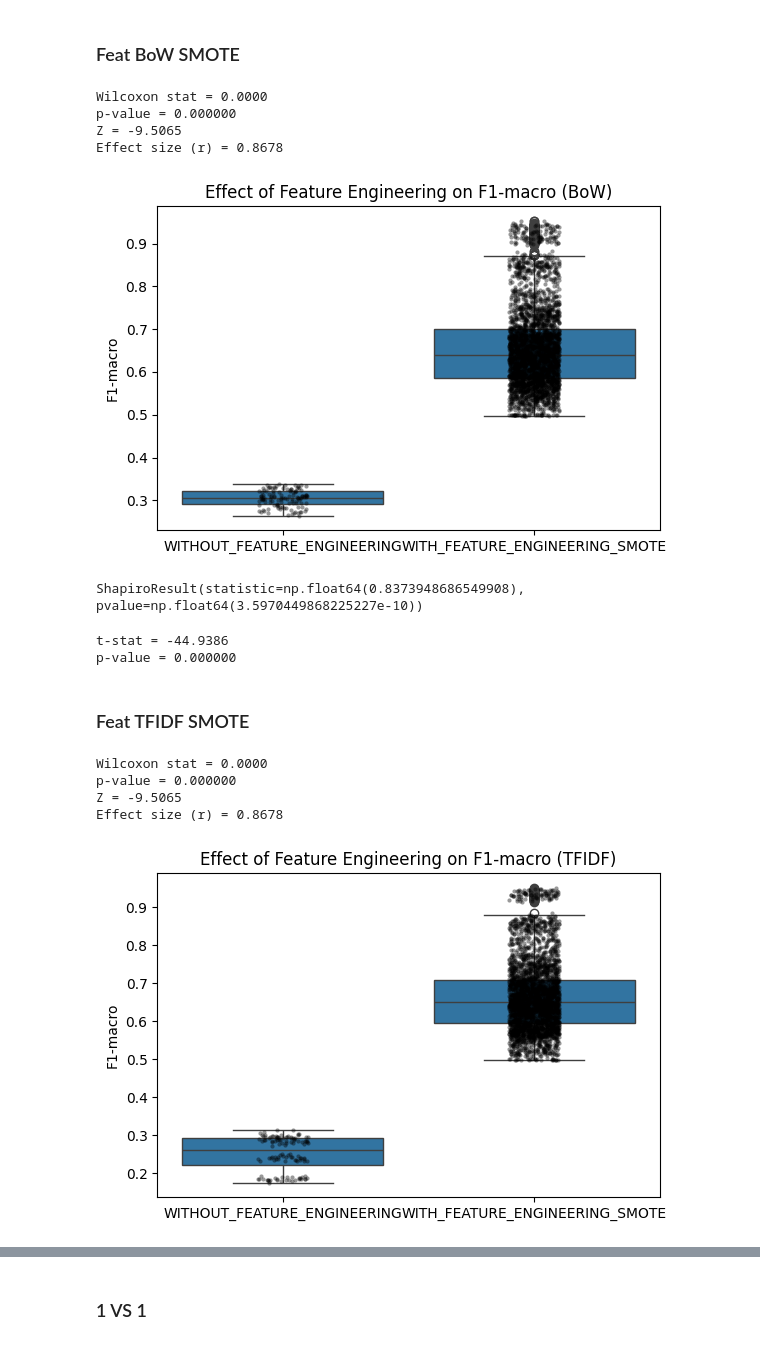
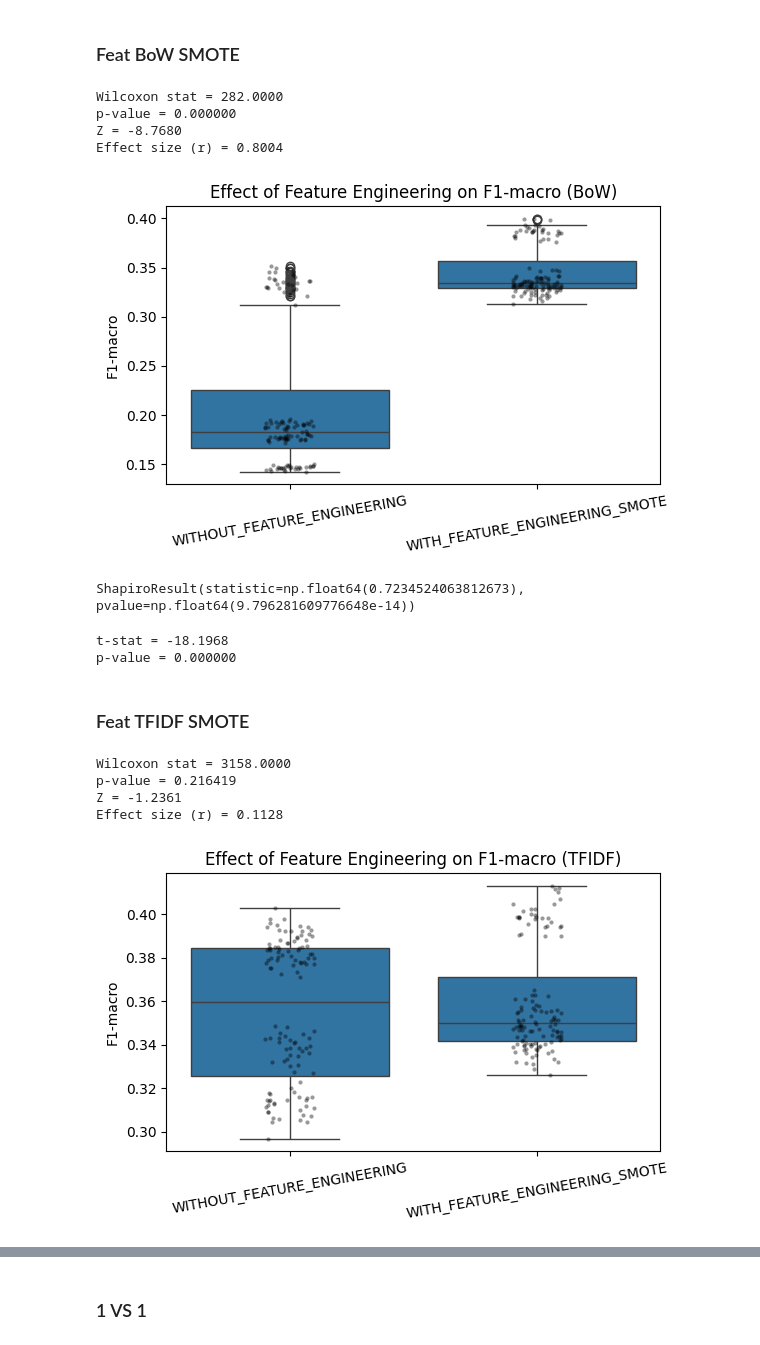
Before and after one commit to LuanBarbs/tcc-emotion-detection-nlp, a Jupyter notebook: src/feat/feat_significance.ipynb, the cells around one changed output, grey strips where cells are left out. Drawn from its saved outputs; the diff is of its cells as text; code cells hidden in the pictures.

Commit message:
códigos finais para GoEmotions e BERT

```diff
--- a/src/feat/feat_significance.ipynb
+++ b/src/feat/feat_significance.ipynb
@@ -581,7 +581,7 @@ pd.DataFrame(results)
 ### Feat BoW SMOTE
 # %%
 paths = {
-    "WITHOUT_FEATURE_ENGINEERING": "../../data/out/baseline/baseline_05_GoEmotions_BoW_PT.csv",
+    "WITHOUT_FEATURE_ENGINEERING": "../../data/out/balanced/balanced_05_GoEmotions_BoW_SMOTE.csv",
     "WITH_FEATURE_ENGINEERING_SMOTE": "../../data/out/feat/feat_05_GoEmotions_BoW_SMOTE.csv"
 }
 
@@ -626,10 +626,10 @@ print(f"p-value = {p:.6f}")
 print(f"Z = {z:.4f}")
 print(f"Effect size (r) = {r:.4f}")
 # %% [output]
-Wilcoxon stat = 0.0000
+Wilcoxon stat = 282.0000
 p-value = 0.000000
-Z = -9.5065
-Effect size (r) = 0.8678
+Z = -8.7680
+Effect size (r) = 0.8004
 # %%
 plt.figure(figsize=(6, 4))
 
@@ -650,28 +650,29 @@ sns.stripplot(
 
 plt.title("Effect of Feature Engineering on F1-macro (BoW)")
 plt.xlabel("")
+plt.xticks(rotation=10)
 plt.ylabel("F1-macro")
 plt.tight_layout()
 plt.show()
 # %% [output]
-[figure, old version]
+[figure, new version]
 # %%
 shapiro(scores_with - scores_without)
 # %% [output]
-ShapiroResult(statistic=np.float64(0.8373948686549908), pvalue=np.float64(3.5970449868225227e-10))
+ShapiroResult(statistic=np.float64(0.7234524063812673), pvalue=np.float64(9.796281609776648e-14))
 # %%
 t_stat, p_t = ttest_rel(scores_without, scores_with)
 
 print(f"t-stat = {t_stat:.4f}")
 print(f"p-value = {p_t:.6f}")
 # %% [output]
-t-stat = -44.9386
+t-stat = -18.1968
 p-value = 0.000000
 # %% [markdown]
 ### Feat TFIDF SMOTE
 # %%
 paths = {
-    "WITHOUT_FEATURE_ENGINEERING": "../../data/out/baseline/baseline_05_GoEmotions_TFIDF_PT.csv",
+    "WITHOUT_FEATURE_ENGINEERING": "../../data/out/balanced/balanced_05_GoEmotions_TFIDF_SMOTE.csv",
     "WITH_FEATURE_ENGINEERING_SMOTE": "../../data/out/feat/feat_05_GoEmotions_TFIDF_SMOTE.csv"
 }
 
@@ -716,35 +717,36 @@ print(f"p-value = {p:.6f}")
 print(f"Z = {z:.4f}")
 print(f"Effect size (r) = {r:.4f}")
 # %% [output]
-Wilcoxon stat = 0.0000
-p-value = 0.000000
-Z = -9.5065
-Effect size (r) = 0.8678
+Wilcoxon stat = 3158.0000
+p-value = 0.216419
+Z = -1.2361
+Effect size (r) = 0.1128
 # %%
 plt.figure(figsize=(6, 4))
 
 sns.boxplot(
     data=df_long,
     x="FeatureEngineering",
     y="F1_macro"
 )
 
 sns.stripplot(
     data=df_long,
     x="FeatureEngineering",
     y="F1_macro",
     color="black",
     alpha=0.4,
     size=3
 )
 
 plt.title("Effect of Feature Engineering on F1-macro (TFIDF)")
 plt.xlabel("")
+plt.xticks(rotation=10)
 plt.ylabel("F1-macro")
 plt.tight_layout()
 plt.show()
 # %% [output]
-[figure, old version]
+[figure, new version]
 # %%
 shapiro(scores_with - scores_without)
 # %% [output]
```
Also changed, not shown: parts of 3 cells of this notebook, 6 other files.
